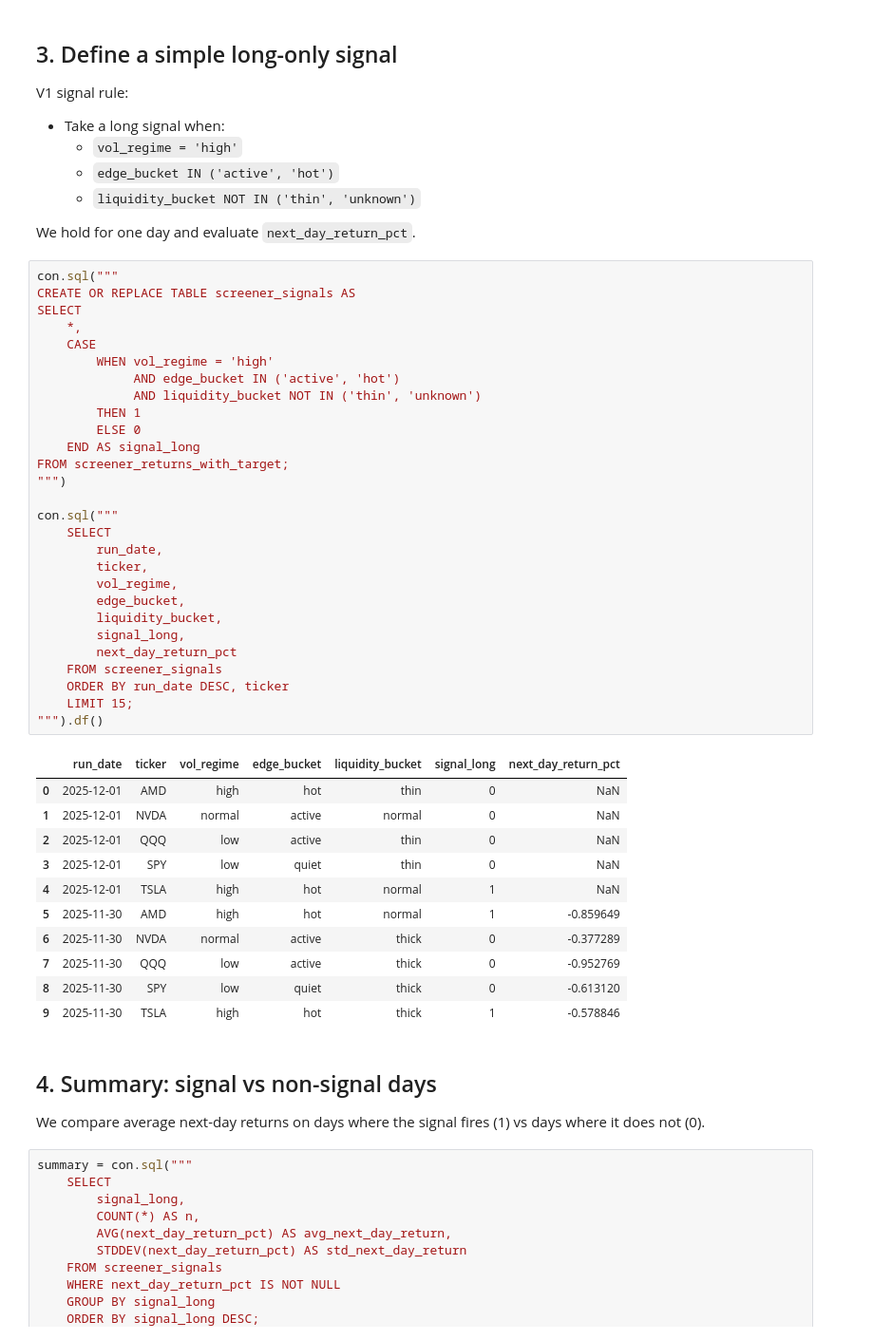
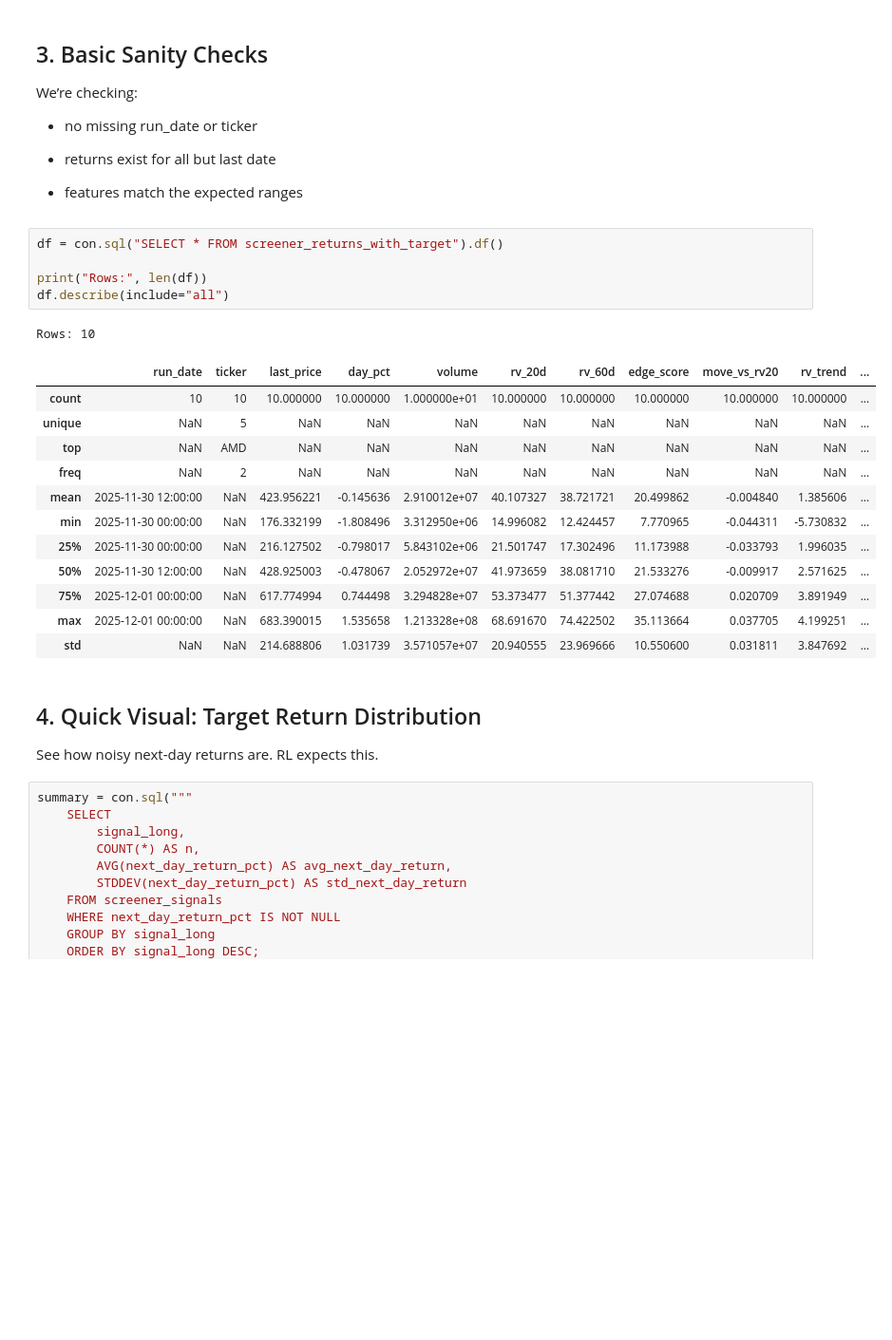
Before and after one commit to btheard3/volatility-alpha-engine, a Jupyter notebook: notebooks/03_backtesting_signals.ipynb, the cells around one changed output. Shown at 95% size. Drawn from its saved outputs; the diff is of its cells as text; blank space fills up the shorter version.

Commit message:
Notebook 3: Production rewrite — stable feature+target builder

```diff
--- a/notebooks/03_backtesting_signals.ipynb
+++ b/notebooks/03_backtesting_signals.ipynb
@@ -126,59 +128,36 @@ sample
 # %% [markdown]
-## 3. Define a simple long-only signal
+## 3. Basic Sanity Checks
 
-V1 signal rule:
+We’re checking:
 
-- Take a long signal when:
-  - `vol_regime = 'high'`
-  - `edge_bucket IN ('active', 'hot')`
-  - `liquidity_bucket NOT IN ('thin', 'unknown')`
+- no missing run_date or ticker
 
-We hold for one day and evaluate `next_day_return_pct`.
+- returns exist for all but last date
+
+- features match the expected ranges
 # %%
-con.sql("""
-CREATE OR REPLACE TABLE screener_signals AS
-SELECT
-    *,
-    CASE
-        WHEN vol_regime = 'high'
-             AND edge_bucket IN ('active', 'hot')
-             AND liquidity_bucket NOT IN ('thin', 'unknown')
-        THEN 1
-        ELSE 0
-    END AS signal_long
-FROM screener_returns_with_target;
-""")
+df = con.sql("SELECT * FROM screener_returns_with_target").df()
 
-con.sql("""
-    SELECT
-        run_date,
-        ticker,
-        vol_regime,
-        edge_bucket,
-        liquidity_bucket,
-        signal_long,
-        next_day_return_pct
-    FROM screener_signals
-    ORDER BY run_date DESC, ticker
-    LIMIT 15;
-""").df()
+print("Rows:", len(df))
+df.describe(include="all")
 # %% [output]
+Rows: 10
-|  | run_date | ticker | vol_regime | edge_bucket | liquidity_bucket | signal_long | next_day_return_pct |
-| 0 | 2025-12-01 | AMD | high | hot | thin | 0 | NaN |
-| 1 | 2025-12-01 | NVDA | normal | active | normal | 0 | NaN |
-| 2 | 2025-12-01 | QQQ | low | active | thin | 0 | NaN |
-| 3 | 2025-12-01 | SPY | low | quiet | thin | 0 | NaN |
-| 4 | 2025-12-01 | TSLA | high | hot | normal | 1 | NaN |
-| 5 | 2025-11-30 | AMD | high | hot | normal | 1 | -0.859649 |
-| 6 | 2025-11-30 | NVDA | normal | active | thick | 0 | -0.377289 |
-| 7 | 2025-11-30 | QQQ | low | active | thick | 0 | -0.952769 |
-| 8 | 2025-11-30 | SPY | low | quiet | thick | 0 | -0.613120 |
-| 9 | 2025-11-30 | TSLA | high | hot | thick | 1 | -0.578846 |
+|  | run_date | ticker | last_price | day_pct | volume | rv_20d | rv_60d | edge_score | move_vs_rv20 | rv_trend | ... |
+| count | 10 | 10 | 10.000000 | 10.000000 | 1.000000e+01 | 10.000000 | 10.000000 | 10.000000 | 10.000000 | 10.000000 | ... |
+| unique | NaN | 5 | NaN | NaN | NaN | NaN | NaN | NaN | NaN | NaN | ... |
+| top | NaN | AMD | NaN | NaN | NaN | NaN | NaN | NaN | NaN | NaN | ... |
+| freq | NaN | 2 | NaN | NaN | NaN | NaN | NaN | NaN | NaN | NaN | ... |
+| mean | 2025-11-30 12:00:00 | NaN | 423.956221 | -0.145636 | 2.910012e+07 | 40.107327 | 38.721721 | 20.499862 | -0.004840 | 1.385606 | ... |
+| min | 2025-11-30 00:00:00 | NaN | 176.332199 | -1.808496 | 3.312950e+06 | 14.996082 | 12.424457 | 7.770965 | -0.044311 | -5.730832 | ... |
+| 25% | 2025-11-30 00:00:00 | NaN | 216.127502 | -0.798017 | 5.843102e+06 | 21.501747 | 17.302496 | 11.173988 | -0.033793 | 1.996035 | ... |
+| 50% | 2025-11-30 12:00:00 | NaN | 428.925003 | -0.478067 | 2.052972e+07 | 41.973659 | 38.081710 | 21.533276 | -0.009917 | 2.571625 | ... |
+| 75% | 2025-12-01 00:00:00 | NaN | 617.774994 | 0.744498 | 3.294828e+07 | 53.373477 | 51.377442 | 27.074688 | 0.020709 | 3.891949 | ... |
+| max | 2025-12-01 00:00:00 | NaN | 683.390015 | 1.535658 | 1.213328e+08 | 68.691670 | 74.422502 | 35.113664 | 0.037705 | 4.199251 | ... |
+| std | NaN | NaN | 214.688806 | 1.031739 | 3.571057e+07 | 20.940555 | 23.969666 | 10.550600 | 0.031811 | 3.847692 | ... |
 # %% [markdown]
-## 4. Summary: signal vs non-signal days
+## 4. Quick Visual: Target Return Distribution
 
-We compare average next-day returns on days where the signal fires (1)
-vs days where it does not (0).
+See how noisy next-day returns are. RL expects this.
 # %%
 summary = con.sql("""
     SELECT
```
Also changed, not shown: parts of 13 cells of this notebook.
